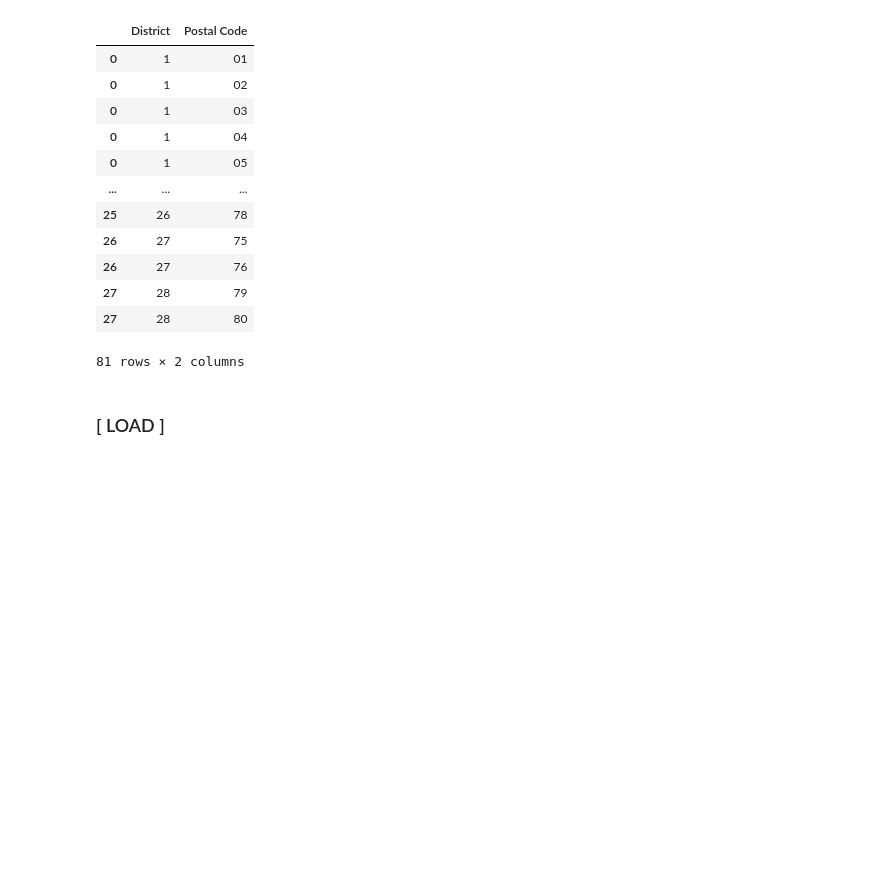
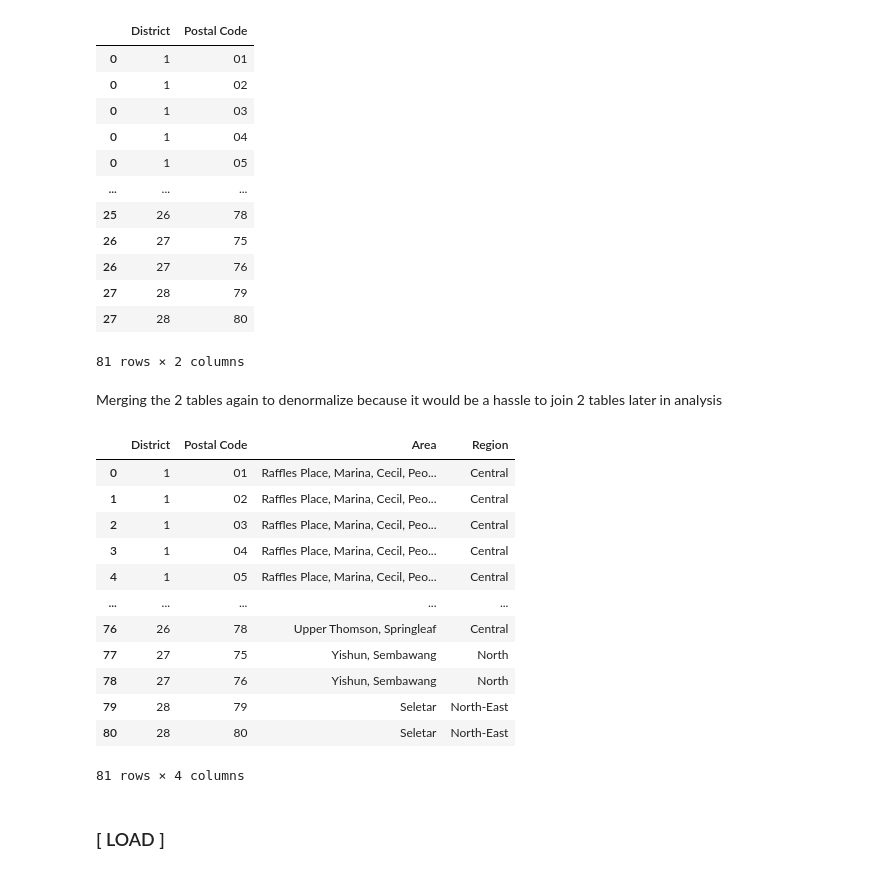
Before and after one commit to TanvirSiddique/repo2, a Jupyter notebook: EV charging Point_17Aug.ipynb, the cells around one changed output. Drawn from its saved outputs; the diff is of its cells as text; code cells hidden in the pictures; blank space fills up the shorter version.

Commit message:
Added in region table, linked up to dim location

```diff
--- a/EV charging Point_17Aug.ipynb
+++ b/EV charging Point_17Aug.ipynb
@@ -1269,8 +1304,9 @@ region_table
 # %%
-postal_prefix=loc_data[['District','Postal Code']]
 postal_prefix.loc[:,'Postal Code'] = postal_prefix.loc[:,'Postal Code'].str.split(',')
 postal_prefix_exploded = postal_prefix.explode('Postal Code')
-display(pd.DataFrame(postal_prefix_exploded))
+postal_prefix_exploded['Postal Code'] = postal_prefix_exploded['Postal Code'].str.strip()
+postal_prefix_exploded =pd.DataFrame(postal_prefix_exploded)
+display(postal_prefix_exploded)
 # %% [output]
 |  | District | Postal Code |
 | 0 | 1 | 01 |
@@ -1285,6 +1321,25 @@ display(pd.DataFrame(postal_prefix_exploded))
 | 27 | 28 | 79 |
 | 27 | 28 | 80 |
 81 rows × 2 columns
+# %% [markdown]
+Merging the 2 tables again to denormalize because it would be a hassle to join 2 tables later in analysis
+# %%
+loc_table_recon =postal_prefix_exploded.merge(region_table, on="District")
+loc_table_recon
+# %% [output]
+|  | District | Postal Code | Area | Region |
+| 0 | 1 | 01 | Raffles Place, Marina, Cecil, Peo... | Central |
+| 1 | 1 | 02 | Raffles Place, Marina, Cecil, Peo... | Central |
+| 2 | 1 | 03 | Raffles Place, Marina, Cecil, Peo... | Central |
+| 3 | 1 | 04 | Raffles Place, Marina, Cecil, Peo... | Central |
+| 4 | 1 | 05 | Raffles Place, Marina, Cecil, Peo... | Central |
+| ... | ... | ... | ... | ... |
+| 76 | 26 | 78 | Upper Thomson, Springleaf | Central |
+| 77 | 27 | 75 | Yishun, Sembawang | North |
+| 78 | 27 | 76 | Yishun, Sembawang | North |
+| 79 | 28 | 79 | Seletar | North-East |
+| 80 | 28 | 80 | Seletar | North-East |
+81 rows × 4 columns
 # %% [markdown]
 ### [ LOAD ]
 # %% [markdown]
```
Also changed, not shown: parts of 63 cells of this notebook.
